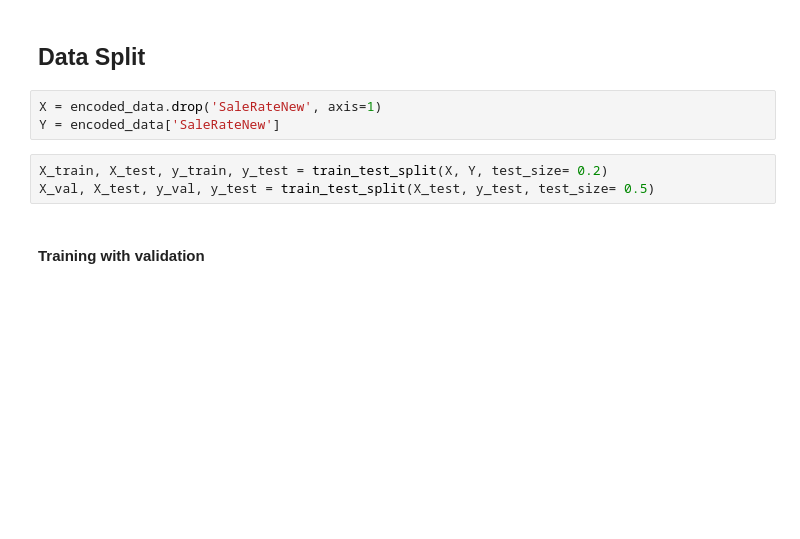
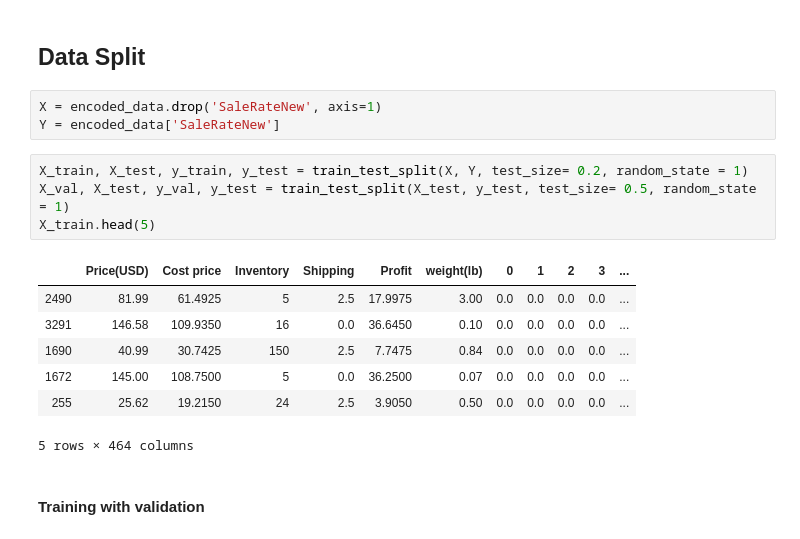
Before and after one commit to Shrikantsamarth/optimization-of-warehouses-by-implementation-of-machine-learning-methodologies, a Jupyter notebook: Thessis/Blowout Prediction (Model only).ipynb, the cells around one changed output. Cells and saved outputs as stored; diff of their text form; blank space fills up the shorter version.

```diff
--- a/Thessis/Blowout Prediction (Model only).ipynb
+++ b/Thessis/Blowout Prediction (Model only).ipynb
@@ -102,8 +106,17 @@ from sklearn.model_selection import validation_curve
 X = encoded_data.drop('SaleRateNew', axis=1)
 Y = encoded_data['SaleRateNew']
 # %%
-X_train, X_test, y_train, y_test = train_test_split(X, Y, test_size= 0.2)
-X_val, X_test, y_val, y_test = train_test_split(X_test, y_test, test_size= 0.5)
+X_train, X_test, y_train, y_test = train_test_split(X, Y, test_size= 0.2, random_state = 1)
+X_val, X_test, y_val, y_test = train_test_split(X_test, y_test, test_size= 0.5, random_state = 1)
+X_train.head(5)
+# %% [output]
+|  | Price(USD) | Cost price | Inventory | Shipping | Profit | weight(lb) | 0 | 1 | 2 | 3 | ... |
+| 2490 | 81.99 | 61.4925 | 5 | 2.5 | 17.9975 | 3.00 | 0.0 | 0.0 | 0.0 | 0.0 | ... |
+| 3291 | 146.58 | 109.9350 | 16 | 0.0 | 36.6450 | 0.10 | 0.0 | 0.0 | 0.0 | 0.0 | ... |
+| 1690 | 40.99 | 30.7425 | 150 | 2.5 | 7.7475 | 0.84 | 0.0 | 0.0 | 0.0 | 0.0 | ... |
+| 1672 | 145.00 | 108.7500 | 5 | 0.0 | 36.2500 | 0.07 | 0.0 | 0.0 | 0.0 | 0.0 | ... |
+| 255 | 25.62 | 19.2150 | 24 | 2.5 | 3.9050 | 0.50 | 0.0 | 0.0 | 0.0 | 0.0 | ... |
+5 rows × 464 columns
 # %% [markdown]
 #### Training with validation
 # %%
```
Also changed, not shown: parts of 36 cells of this notebook.
